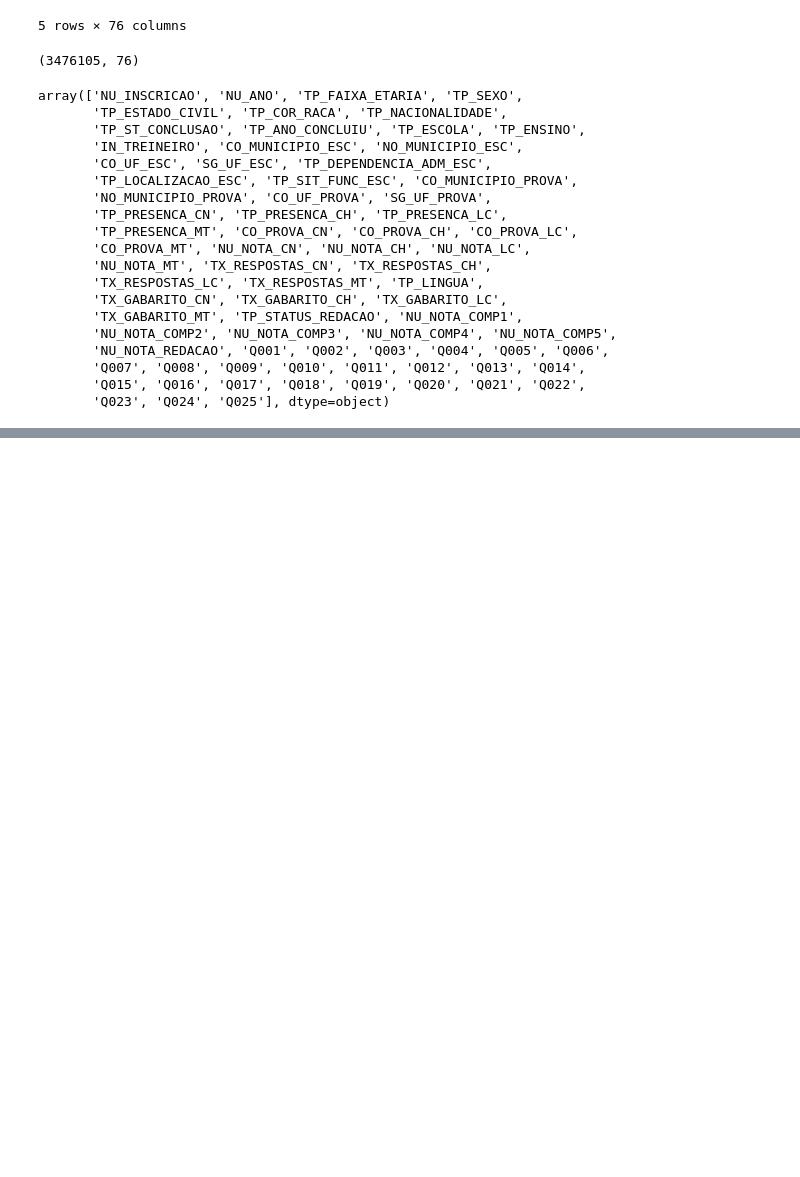
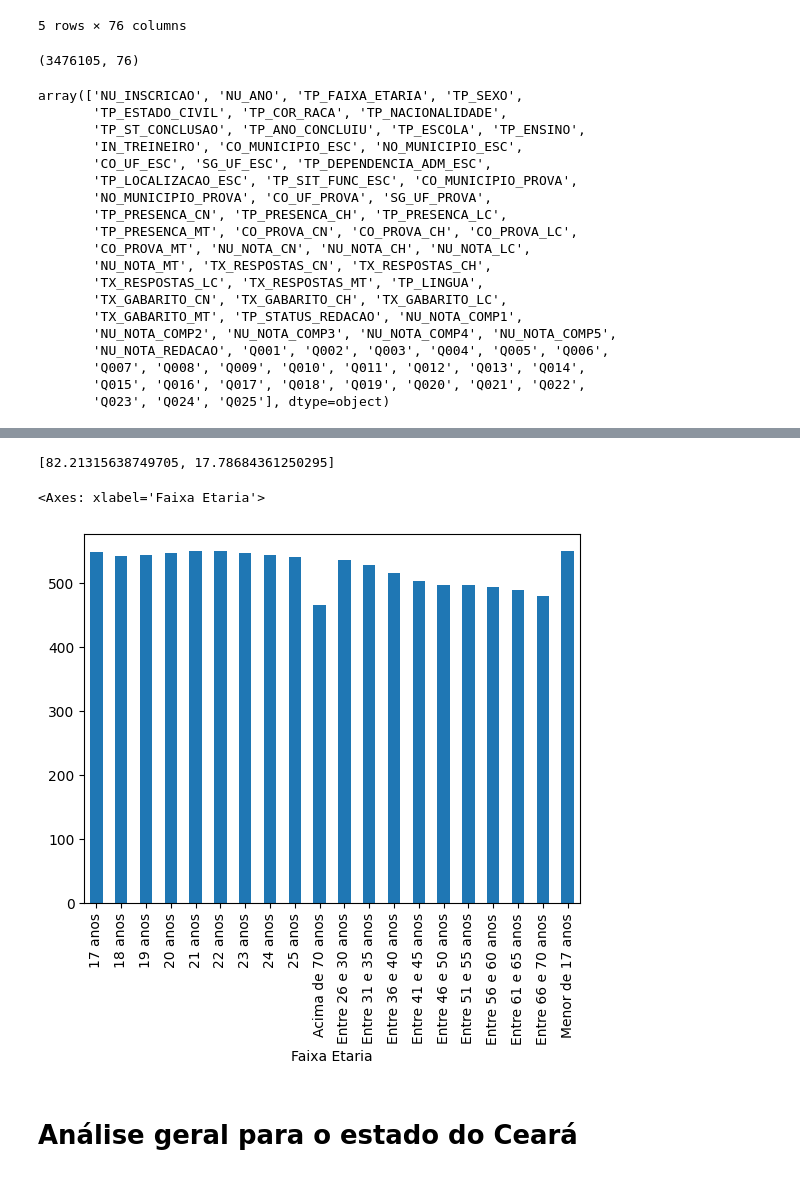
Before and after one commit to rmascarenhascf/Analise-Exploratoria---Microdados-do-ENEM-2022, a Jupyter notebook: Análise_Exploratória_Microdados_Enem_2022.ipynb, the cells around one changed output, grey strips where cells are left out. Cells and saved outputs as stored; diff of their text form; code cells hidden in the pictures; blank space fills up the shorter version.

```diff
--- a/Análise_Exploratória_Microdados_Enem_2022.ipynb
+++ b/Análise_Exploratória_Microdados_Enem_2022.ipynb
@@ -209,0 +162,31 @@ baseCeara['SG_UF_ESC'].isnull().sum()
+# %%
+# Coluna IN_TREINEIRO
+baseReduzidaEnem.rename(columns= {'IN_TREINEIRO': 'Treineiro'}, inplace= True)
+baseReduzidaEnem['Treineiro'] = baseReduzidaEnem['Treineiro'].map({0 : 'Não', 1 : 'Sim'})
+# %%
+# Coluna Q006 (Renda mensal familiar)
+baseReduzidaEnem.rename(columns= {'Q006': 'Renda Mensal Familiar'}, inplace= True)
+baseReduzidaEnem['Renda Mensal Familiar'] = baseReduzidaEnem['Renda Mensal Familiar'].map({ "A": "Nenhuma Renda",
+                                                                                            "B": "Até R$ 1.212,00",
+                                                                                            "C": "De R$ 1.212,01 até R$ 1.818,00",
+                                                                                            "D": "De R$ 1.818,01 até R$ 2.424,00",
+                                                                                            "E": "De R$ 2.424,01 até R$ 3.030,00",
+                                                                                            "F": "De R$ 3.030,01 até R$ 3.636,00",
+                                                                                            "G": "De R$ 3.636,01 até R$ 4.848,00",
+                                                                                            "H": "De R$ 4.848,01 até R$ 6.060,00",
+                                                                                            "I": "De R$ 6.060,01 até R$ 7.272,00",
+                                                                                            "J": "De R$ 7.272,01 até R$ 8.484,00",
+                                                                                            "K": "De R$ 8.484,01 até R$ 9.696,00",
+                                                                                            "L": "De R$ 9.696,01 até R$ 10.908,00",
+                                                                                            "M": "De R$ 10.908,01 até R$ 12.120,00",
+                                                                                            "N": "De R$ 12.120,01 até R$ 14.544,00",
+                                                                                            "O": "De R$ 14.544,01 até R$ 18.180,00",
+                                                                                            "P": "De R$ 18.180,01 até R$ 24.240,00",
+                                                                                            "Q": "Acima de R$ 24.240,00"})
+# %%
+# Coluna Q025.
+baseReduzidaEnem.rename(columns= {'Q025': 'Acesso a Internet'}, inplace= True)
+baseReduzidaEnem['Acesso a Internet'] = baseReduzidaEnem['Acesso a Internet'].map({'A' : 'Não', 'B' : 'Sim'})
+# %%
+# Adicionando a Coluna 'Nota de Desempenho' ao dataframe sendo a média dos registros de todas as notas para melhor vizualização do desempenho de cada candidato.
+baseReduzidaEnem['Nota de Desempenho'] = baseReduzidaEnem[['NU_NOTA_CN', 'NU_NOTA_CH', 'NU_NOTA_LC','NU_NOTA_MT','NU_NOTA_REDACAO']].mean(axis=1)
@@ -209,0 +225,15 @@ baseCeara['SG_UF_ESC'].isnull().sum()
+# %%
+# Calculando porcentagem de candidatos treineiros e não treineiros utilizando list Comprehension.
+baseTreineiro = baseReduzidaEnem['Treineiro'].value_counts()
+porcentagemTreineiro = [100 * x/baseTreineiro.sum() for x in baseTreineiro]
+porcentagemTreineiro
+# %% [output]
+[82.21315638749705, 17.78684361250295]
+# %%
+# vizualizando média de desempenho por faixa etaria.
+baseReduzidaEnem.groupby('Faixa Etaria')['Nota de Desempenho'].mean().plot.bar()
+# %% [output]
+<Axes: xlabel='Faixa Etaria'>
+[figure, added]
+# %% [markdown]
+# **Análise geral para o estado do Ceará**
```
Also changed, not shown: parts of 61 cells of this notebook.
